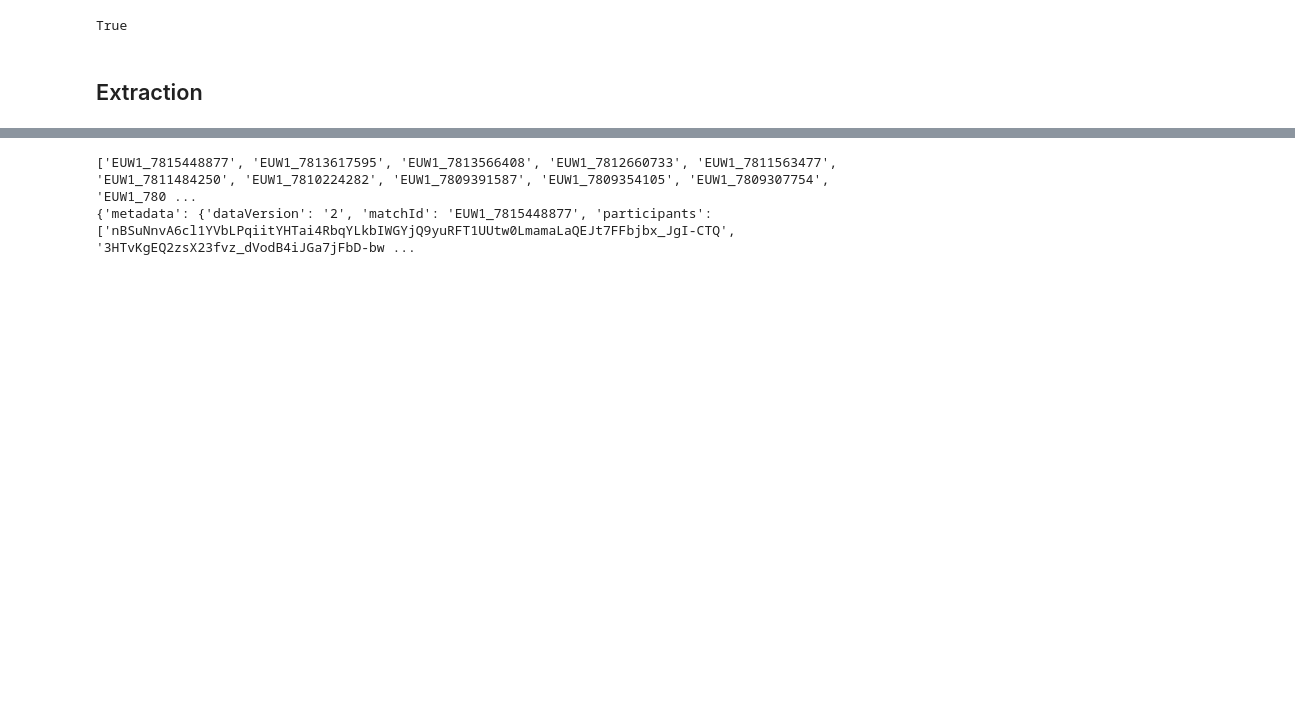
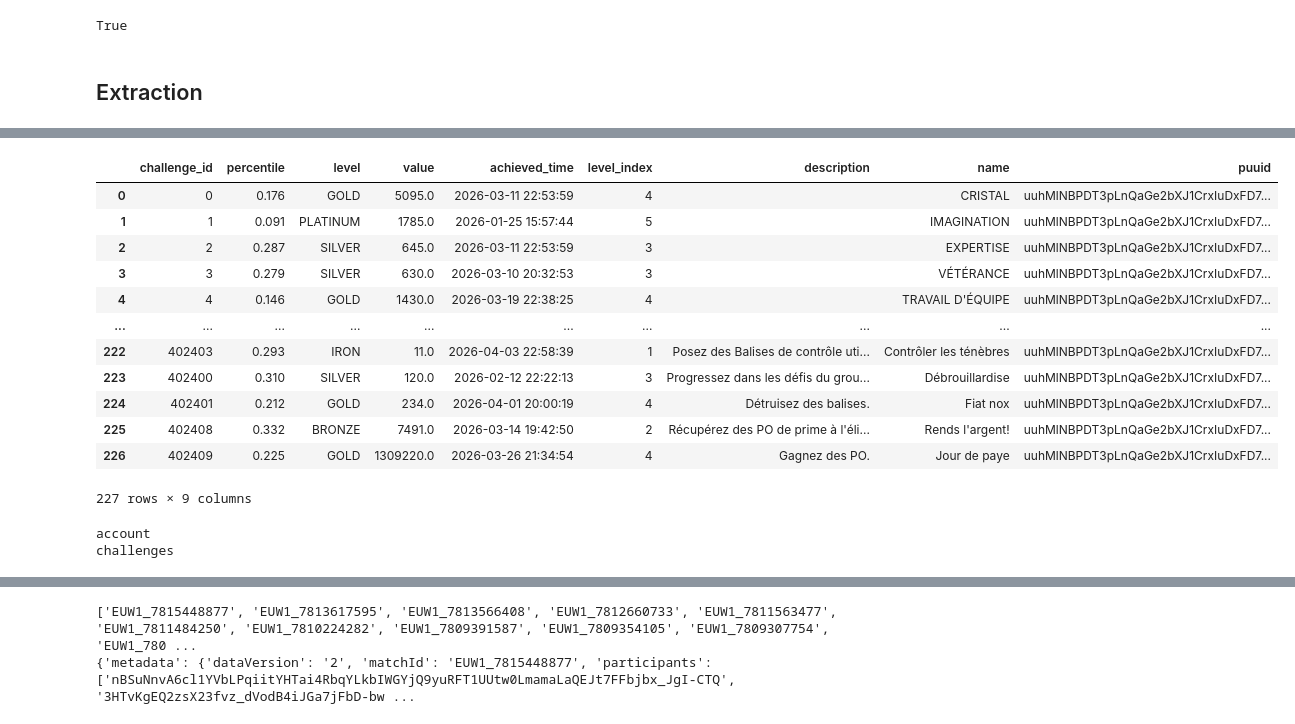
Before and after one commit to NajimDja/League-of-Legends, a Jupyter notebook: notebook/players.ipynb, the cells around one changed output, grey strips where cells are left out. Saved outputs shown, nothing was run; the diff lists cells and outputs as text; code cells hidden in the pictures; blank space fills up the shorter version.

```diff
--- a/notebook/players.ipynb
+++ b/notebook/players.ipynb
@@ -436,0 +446,24 @@ df_challenges.to_csv(r"C:\Users\najim\Documents\Projets\LeagueOfLegends\data\cle
+# %%
+d = {'account':df_account, 'challenges':df_challenges}
+z = d['challenges']
+z
+# %% [output]
+|  | challenge_id | percentile | level | value | achieved_time | level_index | description | name | puuid |
+| 0 | 0 | 0.176 | GOLD | 5095.0 | 2026-03-11 22:53:59 | 4 |  | CRISTAL | uuhMlNBPDT3pLnQaGe2bXJ1CrxIuDxFD7... |
+| 1 | 1 | 0.091 | PLATINUM | 1785.0 | 2026-01-25 15:57:44 | 5 |  | IMAGINATION | uuhMlNBPDT3pLnQaGe2bXJ1CrxIuDxFD7... |
+| 2 | 2 | 0.287 | SILVER | 645.0 | 2026-03-11 22:53:59 | 3 |  | EXPERTISE | uuhMlNBPDT3pLnQaGe2bXJ1CrxIuDxFD7... |
+| 3 | 3 | 0.279 | SILVER | 630.0 | 2026-03-10 20:32:53 | 3 |  | VÉTÉRANCE | uuhMlNBPDT3pLnQaGe2bXJ1CrxIuDxFD7... |
+| 4 | 4 | 0.146 | GOLD | 1430.0 | 2026-03-19 22:38:25 | 4 |  | TRAVAIL D'ÉQUIPE | uuhMlNBPDT3pLnQaGe2bXJ1CrxIuDxFD7... |
+| ... | ... | ... | ... | ... | ... | ... | ... | ... | ... |
+| 222 | 402403 | 0.293 | IRON | 11.0 | 2026-04-03 22:58:39 | 1 | Posez des Balises de contrôle uti... | Contrôler les ténèbres | uuhMlNBPDT3pLnQaGe2bXJ1CrxIuDxFD7... |
+| 223 | 402400 | 0.310 | SILVER | 120.0 | 2026-02-12 22:22:13 | 3 | Progressez dans les défis du grou... | Débrouillardise | uuhMlNBPDT3pLnQaGe2bXJ1CrxIuDxFD7... |
+| 224 | 402401 | 0.212 | GOLD | 234.0 | 2026-04-01 20:00:19 | 4 | Détruisez des balises. | Fiat nox | uuhMlNBPDT3pLnQaGe2bXJ1CrxIuDxFD7... |
+| 225 | 402408 | 0.332 | BRONZE | 7491.0 | 2026-03-14 19:42:50 | 2 | Récupérez des PO de prime à l'éli... | Rends l'argent! | uuhMlNBPDT3pLnQaGe2bXJ1CrxIuDxFD7... |
+| 226 | 402409 | 0.225 | GOLD | 1309220.0 | 2026-03-26 21:34:54 | 4 | Gagnez des PO. | Jour de paye | uuhMlNBPDT3pLnQaGe2bXJ1CrxIuDxFD7... |
+227 rows × 9 columns
+# %%
+for z in d:
+    print(z)
+# %% [output]
+account
+challenges
```
Also changed, not shown: parts of 6 cells of this notebook, 4 other files.
